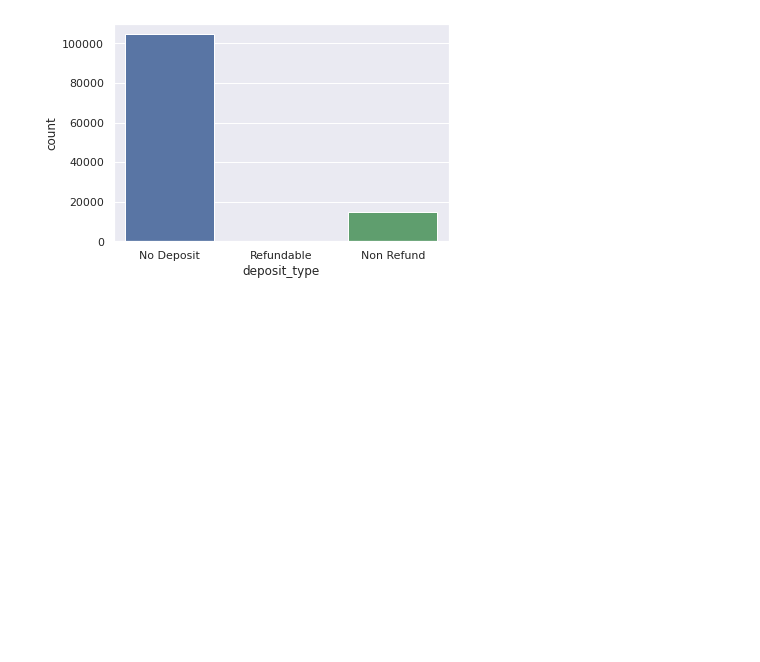
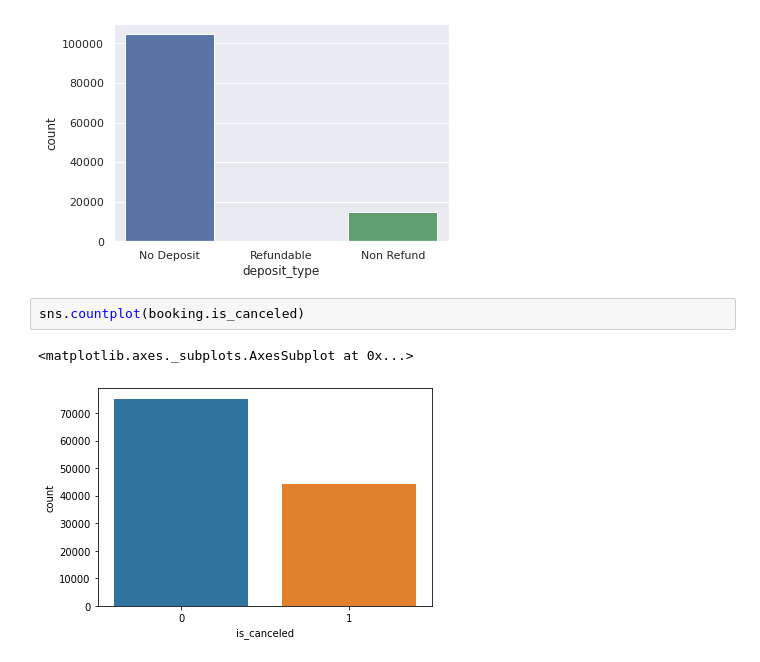
Before and after one commit to ChinmayRojatkar/EDA-Capstone-Hotel-Booking-Analysis, a Jupyter notebook: Hotel_Booking_Analysis_Capstone_Project.ipynb, the cells around one changed output. Drawn from its saved outputs; the diff is of its cells as text; blank space fills up the shorter version.

```diff
--- a/Hotel_Booking_Analysis_Capstone_Project.ipynb
+++ b/Hotel_Booking_Analysis_Capstone_Project.ipynb
@@ -219,3 +219,8 @@ sns.countplot(booking.deposit_type)
 # %% [output]
 <matplotlib.axes._subplots.AxesSubplot at 0x...>
 [figure]
+# %%
+sns.countplot(booking.is_canceled)
+# %% [output]
+<matplotlib.axes._subplots.AxesSubplot at 0x...>
+[figure, added]
```
Also changed, not shown: parts of 3 cells of this notebook.
